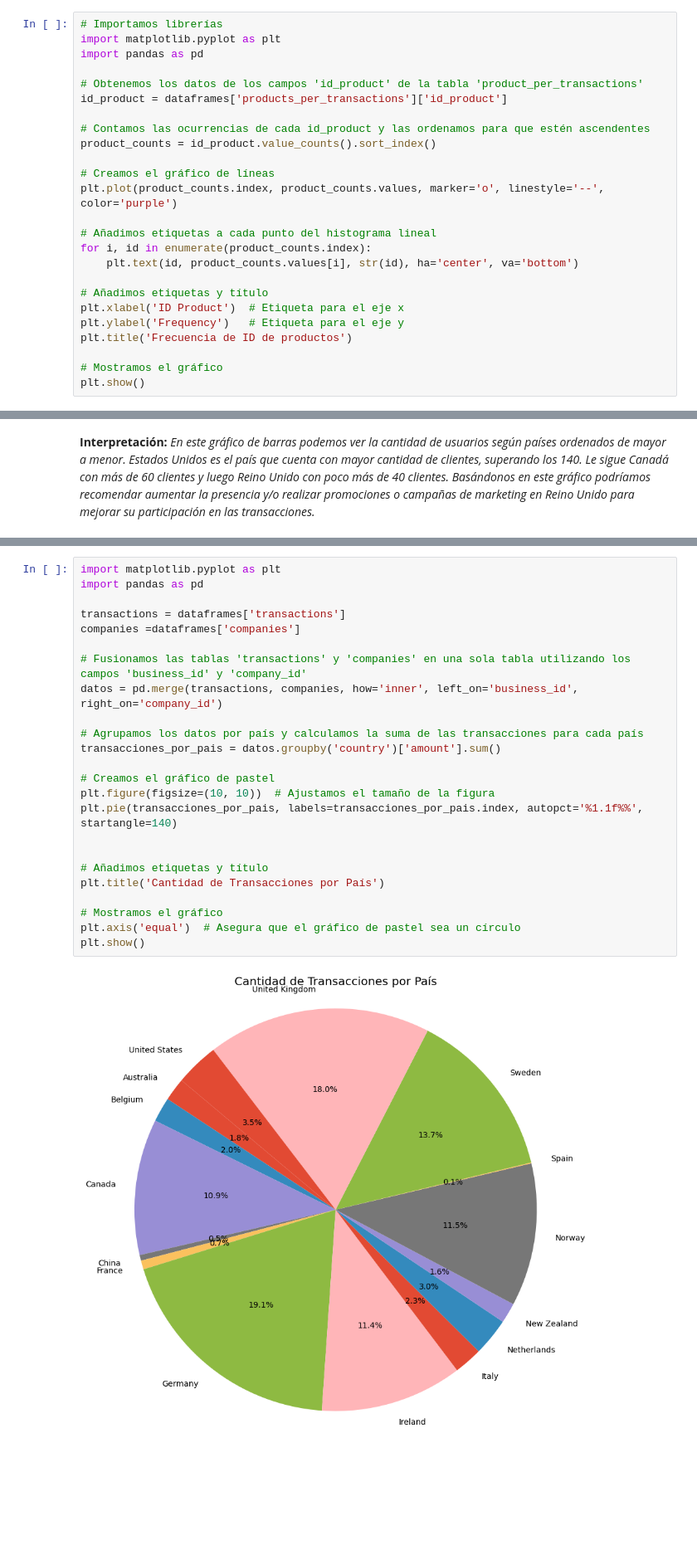
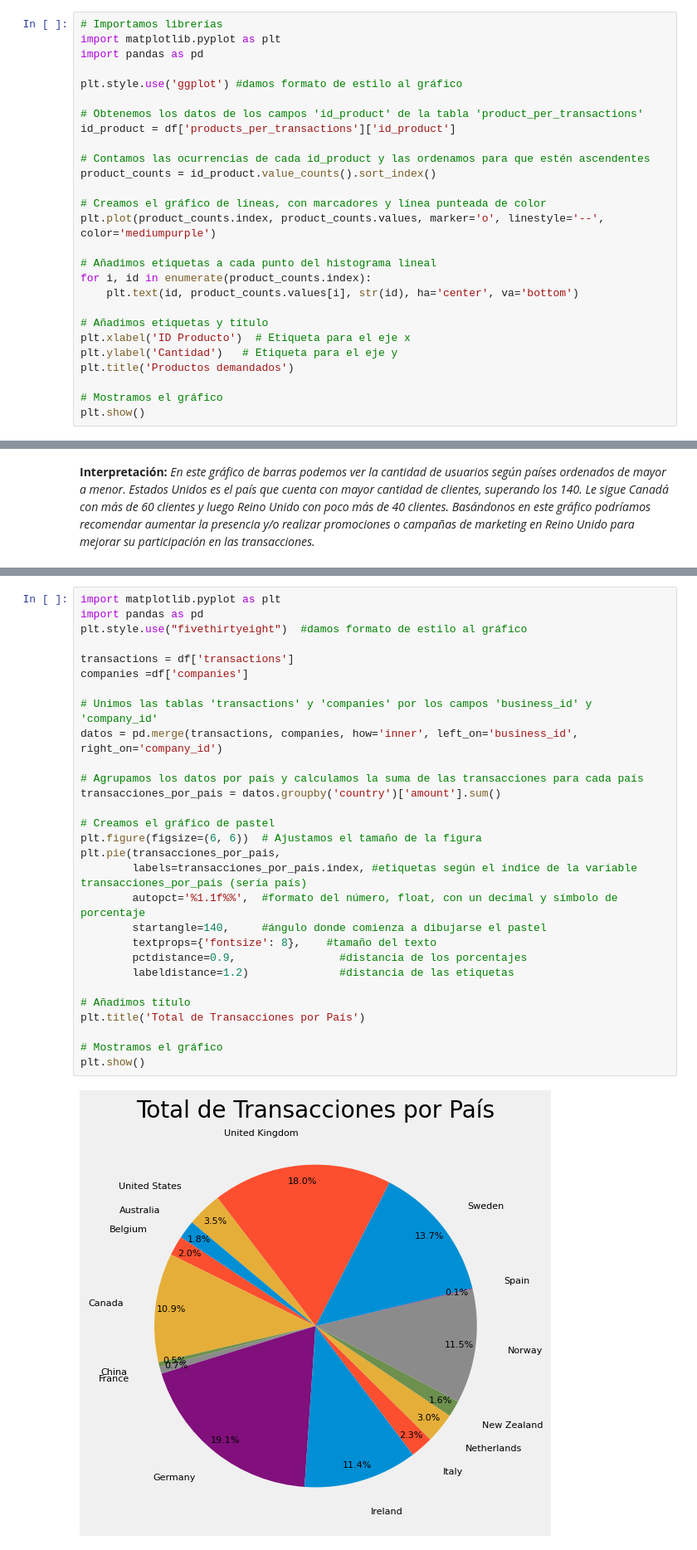
Before and after one commit to micagiaroli/08.01, a Jupyter notebook: Giaroli - Sprint 8.1.ipynb, the cells around one changed output, grey strips where cells are left out. Shown at 83% size. Cells and saved outputs as stored; diff of their text form; blank space fills up the shorter version.

```diff
--- a/Giaroli - Sprint 8.1.ipynb
+++ b/Giaroli - Sprint 8.1.ipynb
@@ -92,23 +93,25 @@ Seleccionamos un histograma de lineas para la visualización ya que son muchos d
 import matplotlib.pyplot as plt
 import pandas as pd
 
+plt.style.use('ggplot') #damos formato de estilo al gráfico
+
 # Obtenemos los datos de los campos 'id_product' de la tabla 'product_per_transactions'
-id_product = dataframes['products_per_transactions']['id_product']
+id_product = df['products_per_transactions']['id_product']
 
 # Contamos las ocurrencias de cada id_product y las ordenamos para que estén ascendentes
 product_counts = id_product.value_counts().sort_index()
 
-# Creamos el gráfico de líneas
-plt.plot(product_counts.index, product_counts.values, marker='o', linestyle='--', color='purple')
+# Creamos el gráfico de líneas, con marcadores y línea punteada de color
+plt.plot(product_counts.index, product_counts.values, marker='o', linestyle='--', color='mediumpurple')
 
 # Añadimos etiquetas a cada punto del histograma lineal
 for i, id in enumerate(product_counts.index):
     plt.text(id, product_counts.values[i], str(id), ha='center', va='bottom')
 
 # Añadimos etiquetas y título
-plt.xlabel('ID Product')  # Etiqueta para el eje x
-plt.ylabel('Frequency')   # Etiqueta para el eje y
-plt.title('Frecuencia de ID de productos')
+plt.xlabel('ID Producto')  # Etiqueta para el eje x
+plt.ylabel('Cantidad')   # Etiqueta para el eje y
+plt.title('Productos demandados')
 
 # Mostramos el gráfico
 plt.show()
@@ -188,26 +192,31 @@ Escojemos id_transaction(products_per_transactions) y product_name(products). Pa
 # %%
 import matplotlib.pyplot as plt
 import pandas as pd
+plt.style.use("fivethirtyeight")  #damos formato de estilo al gráfico
 
-transactions = dataframes['transactions']
-companies =dataframes['companies']
+transactions = df['transactions']
+companies =df['companies']
 
-# Fusionamos las tablas 'transactions' y 'companies' en una sola tabla utilizando los campos 'business_id' y 'company_id'
+# Unimos las tablas 'transactions' y 'companies' por los campos 'business_id' y 'company_id'
 datos = pd.merge(transactions, companies, how='inner', left_on='business_id', right_on='company_id')
 
 # Agrupamos los datos por país y calculamos la suma de las transacciones para cada país
 transacciones_por_pais = datos.groupby('country')['amount'].sum()
 
 # Creamos el gráfico de pastel
-plt.figure(figsize=(10, 10))  # Ajustamos el tamaño de la figura
-plt.pie(transacciones_por_pais, labels=transacciones_por_pais.index, autopct='%1.1f%%', startangle=140)
+plt.figure(figsize=(6, 6))  # Ajustamos el tamaño de la figura
+plt.pie(transacciones_por_pais,
+        labels=transacciones_por_pais.index, #etiquetas según el índice de la variable transacciones_por_pais (sería país)
+        autopct='%1.1f%%',  #formato del número, float, con un decimal y símbolo de porcentaje
+        startangle=140,     #ángulo donde comienza a dibujarse el pastel
+        textprops={'fontsize': 8},    #tamaño del texto
+        pctdistance=0.9,                #distancia de los porcentajes
+        labeldistance=1.2)              #distancia de las etiquetas
 
-
-# Añadimos etiquetas y título
-plt.title('Cantidad de Transacciones por País')
+# Añadimos título
+plt.title('Total de Transacciones por País')
 
 # Mostramos el gráfico
-plt.axis('equal')  # Asegura que el gráfico de pastel sea un círculo
 plt.show()
 # %% [output]
-[figure, old version]
+[figure, new version]
```
Also changed, not shown: parts of 30 cells of this notebook.
